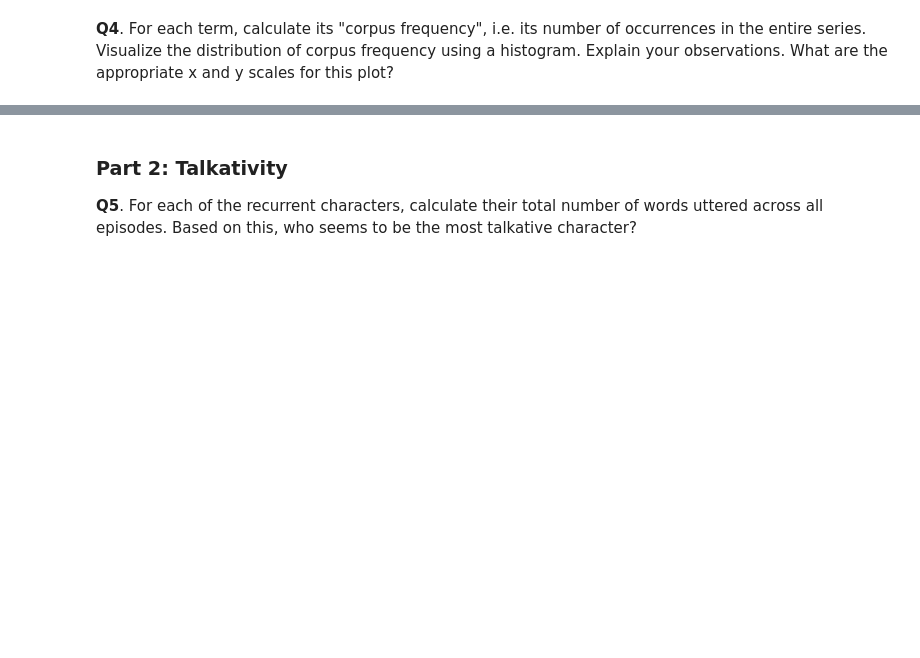
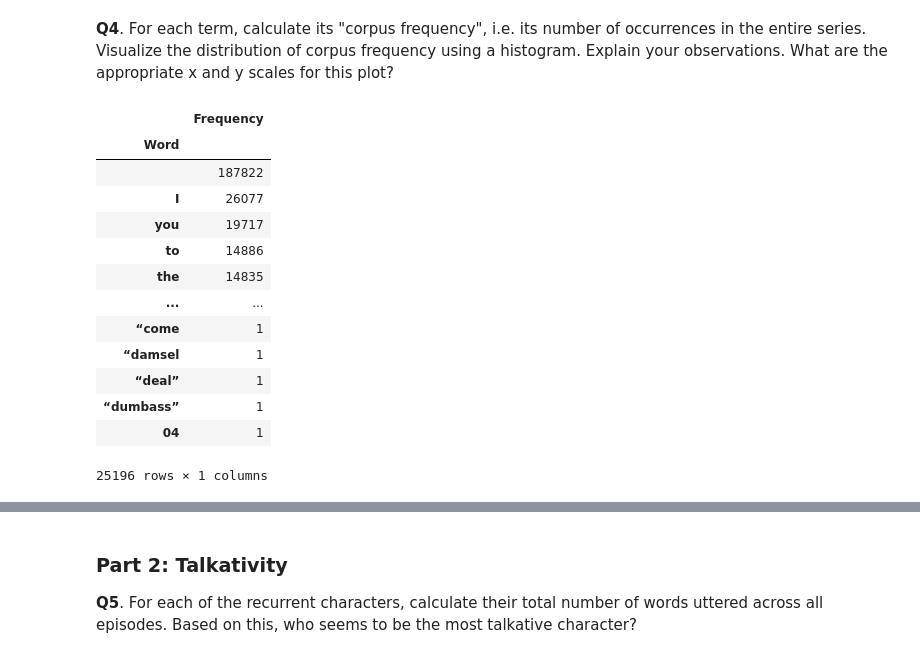
Before and after one commit to roduit/2023, a Jupyter notebook: Exercises/09 - Handing text/Handling_text_exercise_2.ipynb, the cells around one changed output, grey strips where cells are left out. Saved outputs shown, nothing was run; the diff lists cells and outputs as text; code cells hidden in the pictures; blank space fills up the shorter version.

```diff
--- a/Exercises/09 - Handing text/Handling_text_exercise_2.ipynb
+++ b/Exercises/09 - Handing text/Handling_text_exercise_2.ipynb
@@ -125,0 +134,17 @@ reccurent.shape
+# %%
+corpus_freq.sort_values(by='Frequency', ascending=False)
+# %% [output]
+|  | Frequency |
+| Word |  |
+|  | 187822 |
+| I | 26077 |
+| you | 19717 |
+| to | 14886 |
+| the | 14835 |
+| ... | ... |
+| “come | 1 |
+| “damsel | 1 |
+| “deal” | 1 |
+| “dumbass” | 1 |
+| 04 | 1 |
+25196 rows × 1 columns
```
Also changed, not shown: parts of 13 cells of this notebook.
